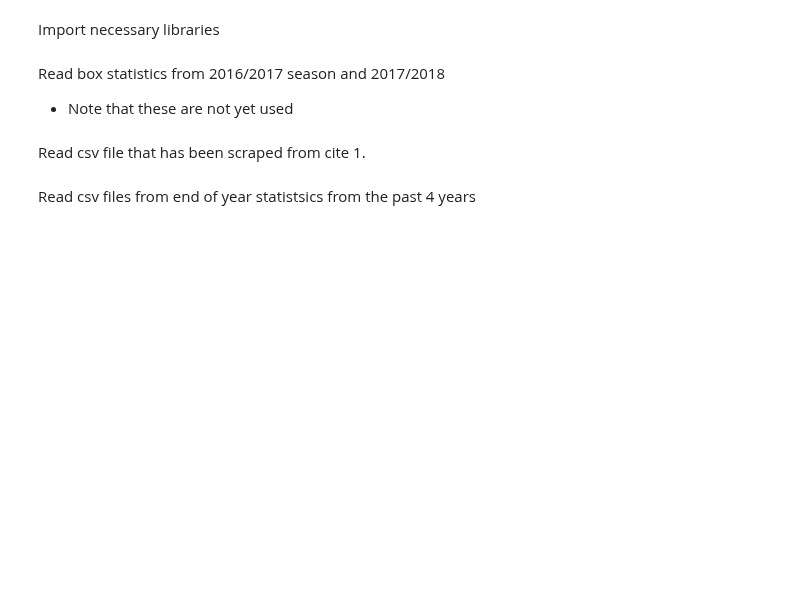
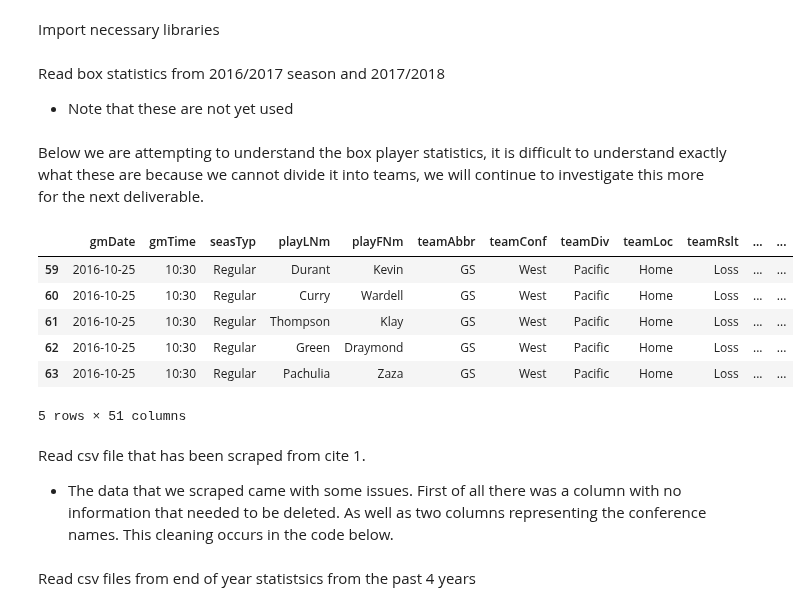
Before and after one commit to MaloneRobert/BasketballPredictor, a Jupyter notebook: Part_One.ipynb, the cells around one changed output. Saved outputs shown, nothing was run; the diff lists cells and outputs as text; code cells hidden in the pictures; blank space fills up the shorter version.

```diff
--- a/Part_One.ipynb
+++ b/Part_One.ipynb
@@ -33,8 +33,23 @@ team_box1718 = pd.read_csv("./2017-18_teamBoxScore.csv", sep=',', dtype = str)
 player_box1718 = pd.read_csv("./2017-18_playerBoxScore.csv", sep=',', dtype = str)
 official_box1718 = pd.read_csv("./2017-18_officialBoxScore.csv", sep=',', dtype = str)
 standings1718 = pd.read_csv("./2017-18_standings.csv", sep=',', dtype = str)
-# %% [markdown]
-Read csv file that has been scraped from cite 1.
+# %% [markdown]
+Below we are attempting to understand the box player statistics, it is difficult to understand exactly what these are because
+we cannot divide it into teams, we will continue to investigate this more for the next deliverable.
+# %%
+player_box1617 = player_box1617[player_box1617["teamAbbr"] == 'GS']
+player_box1617.head()
+# %% [output]
+|  | gmDate | gmTime | seasTyp | playLNm | playFNm | teamAbbr | teamConf | teamDiv | teamLoc | teamRslt | ... | ... |
+| 59 | 2016-10-25 | 10:30 | Regular | Durant | Kevin | GS | West | Pacific | Home | Loss | ... | ... |
+| 60 | 2016-10-25 | 10:30 | Regular | Curry | Wardell | GS | West | Pacific | Home | Loss | ... | ... |
+| 61 | 2016-10-25 | 10:30 | Regular | Thompson | Klay | GS | West | Pacific | Home | Loss | ... | ... |
+| 62 | 2016-10-25 | 10:30 | Regular | Green | Draymond | GS | West | Pacific | Home | Loss | ... | ... |
+| 63 | 2016-10-25 | 10:30 | Regular | Pachulia | Zaza | GS | West | Pacific | Home | Loss | ... | ... |
+5 rows × 51 columns
+# %% [markdown]
+Read csv file that has been scraped from cite 1.
+  * The data that we scraped came with some issues. First of all there was a column with no information that needed to be deleted. As well as two columns representing the conference names. This cleaning occurs in the code below.
 # %%
 '''This code readings the recent years team statistics from the scraped web csv. Oddly, the data downloaded with an
 extra column that had no data that we wanted to collect. In orfer to remove this column, its deleted. It was also necessary
```
Also changed, not shown: parts of 8 cells of this notebook.
